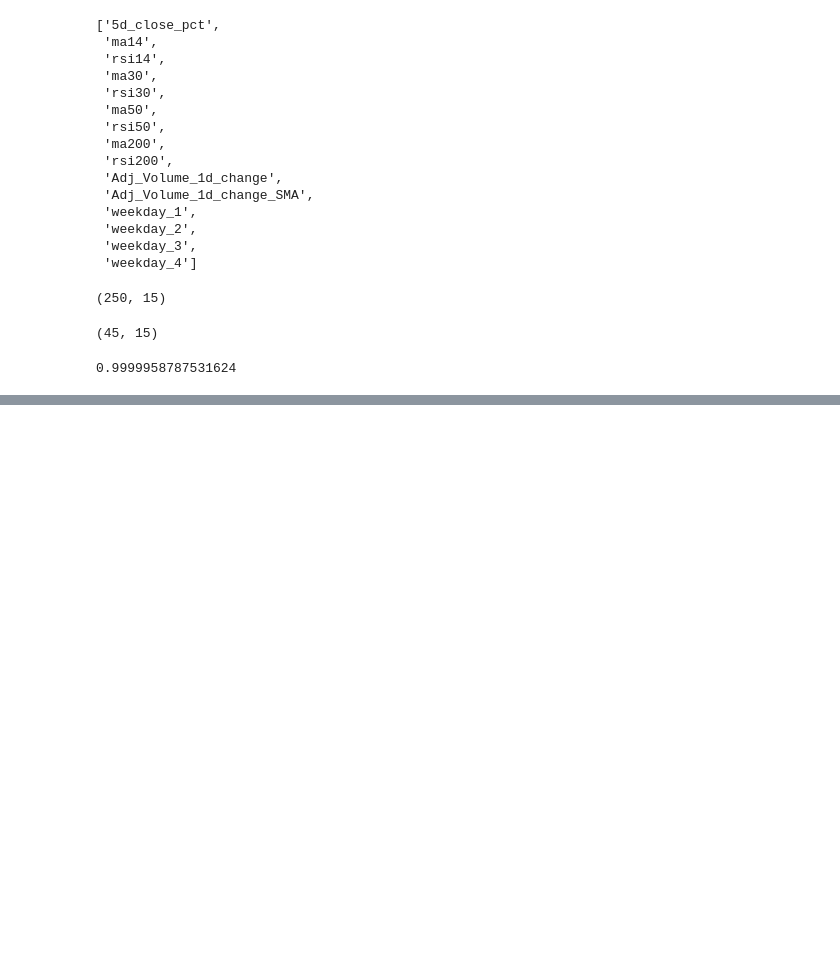
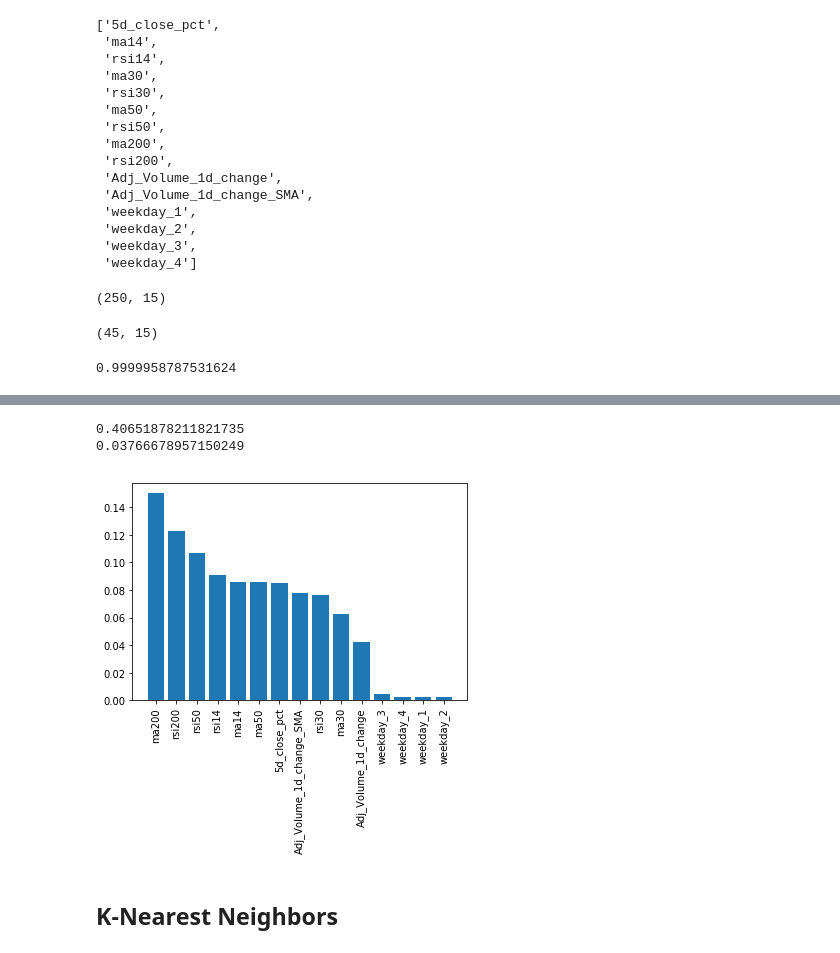
Before and after one commit to thap/machine-learning-finance, a Jupyter notebook: notebooks/Machine_Learning_for_Finance.ipynb, the cells around one changed output, grey strips where cells are left out. Cells and saved outputs as stored; diff of their text form; code cells hidden in the pictures; blank space fills up the shorter version.

```diff
--- a/notebooks/Machine_Learning_for_Finance.ipynb
+++ b/notebooks/Machine_Learning_for_Finance.ipynb
@@ -472,0 +644,23 @@ decision_tree.score(test_features, test_targets)
+# %%
+from sklearn.ensemble import GradientBoostingRegressor
+gbr = GradientBoostingRegressor(max_features=4, learning_rate=0.01,
+                                n_estimators=200, subsample=0.6,
+                                random_state=42)
+gbr.fit(train_features, train_targets)
+print(gbr.score(train_features, train_targets))
+print(gbr.score(test_features, test_targets))
+# %% [output]
+0.40651878211821735
+0.03766678957150249
+# %%
+feature_importances = gbr.feature_importances_
+sorted_index = np.argsort(feature_importances)[::-1]
+x = range(features.shape[1])
+labels = np.array(feature_names)[sorted_index]
+plt.bar(x, feature_importances[sorted_index], tick_label=labels)
+plt.xticks(rotation=90)
+plt.show()
+# %% [output]
+[figure, added]
+# %% [markdown]
+## K-Nearest Neighbors
```
Also changed, not shown: parts of 67 cells of this notebook.
